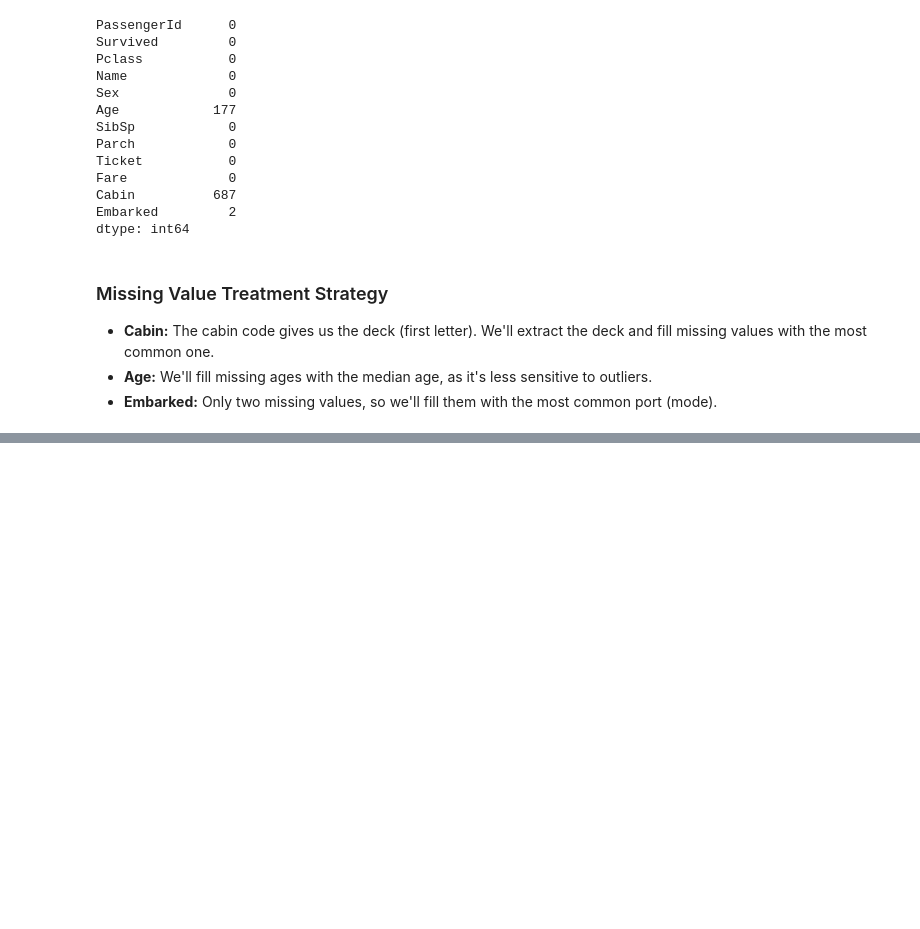
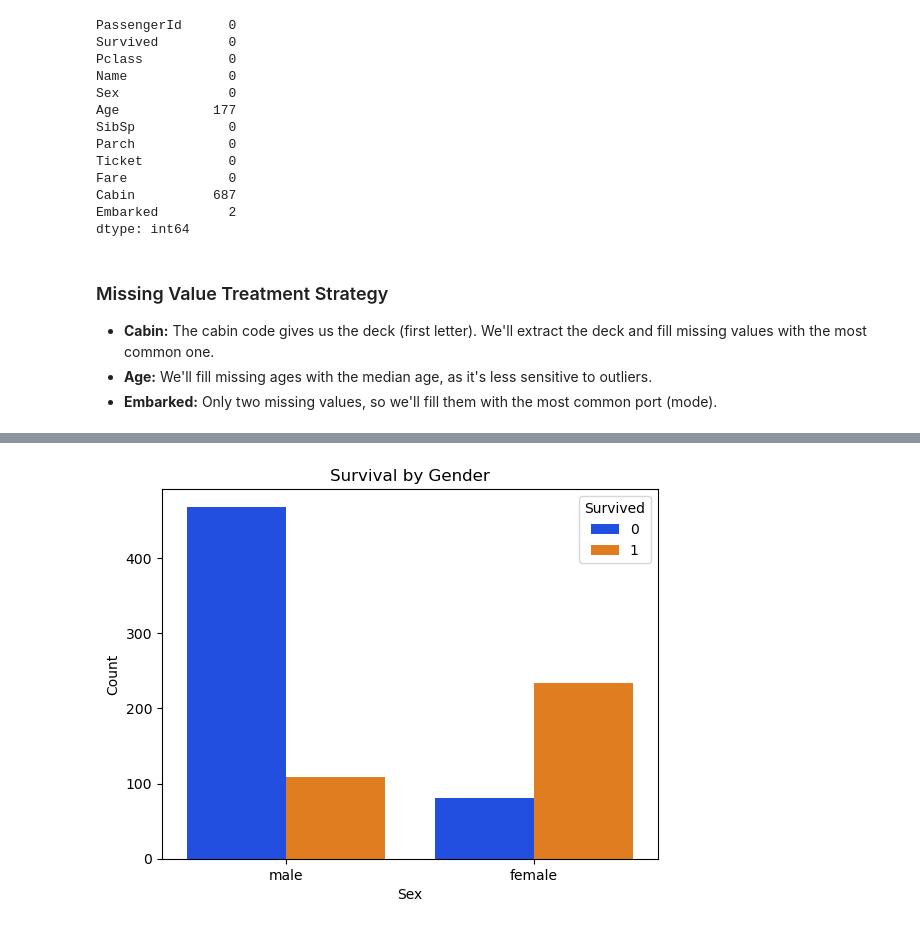
Before and after one commit to Wendy051998/Final-Project---Titanic, a Jupyter notebook: titanic_model.ipynb, the cells around one changed output, grey strips where cells are left out. Cells and saved outputs as stored; diff of their text form; code cells hidden in the pictures; blank space fills up the shorter version.

```diff
--- a/titanic_model.ipynb
+++ b/titanic_model.ipynb
@@ -79,0 +128,9 @@ df.drop('Cabin', axis=1, inplace=True)
+# %%
+# Survival by Gender
+sns.countplot(data=df, x='Sex', hue='Survived', palette='bright')
+plt.title("Survival by Gender")
+plt.xlabel("Sex")
+plt.ylabel("Count")
+plt.show()
+# %% [output]
+[figure, added]
```
Also changed, not shown: parts of 12 cells of this notebook.
